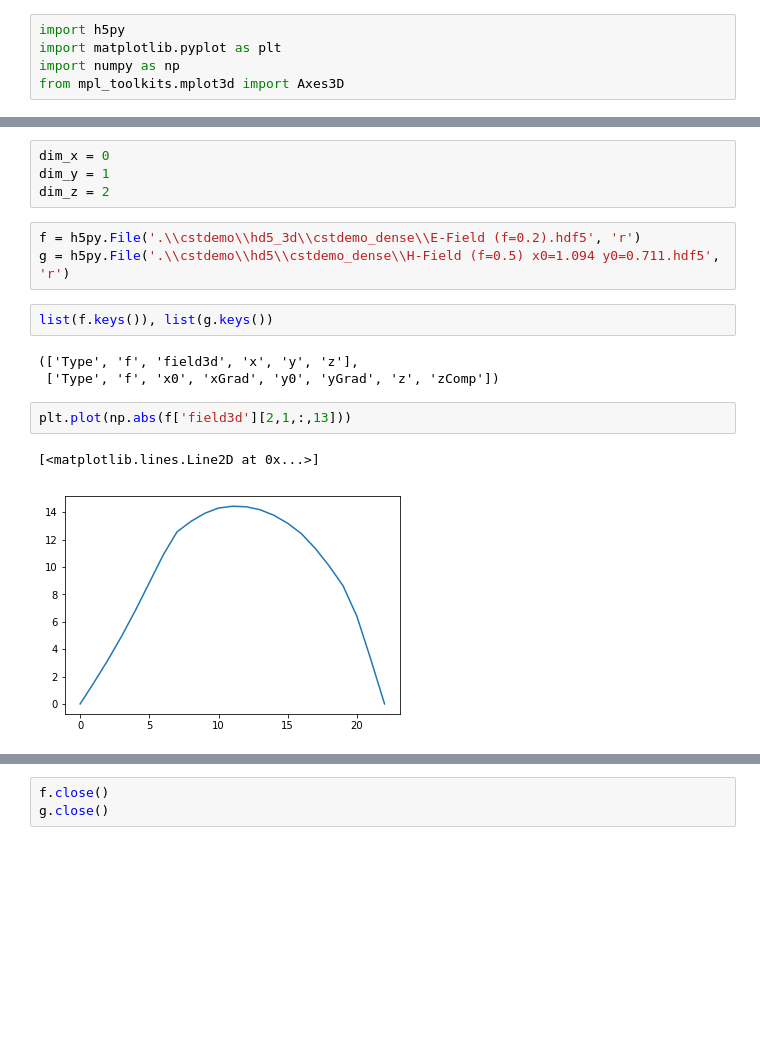
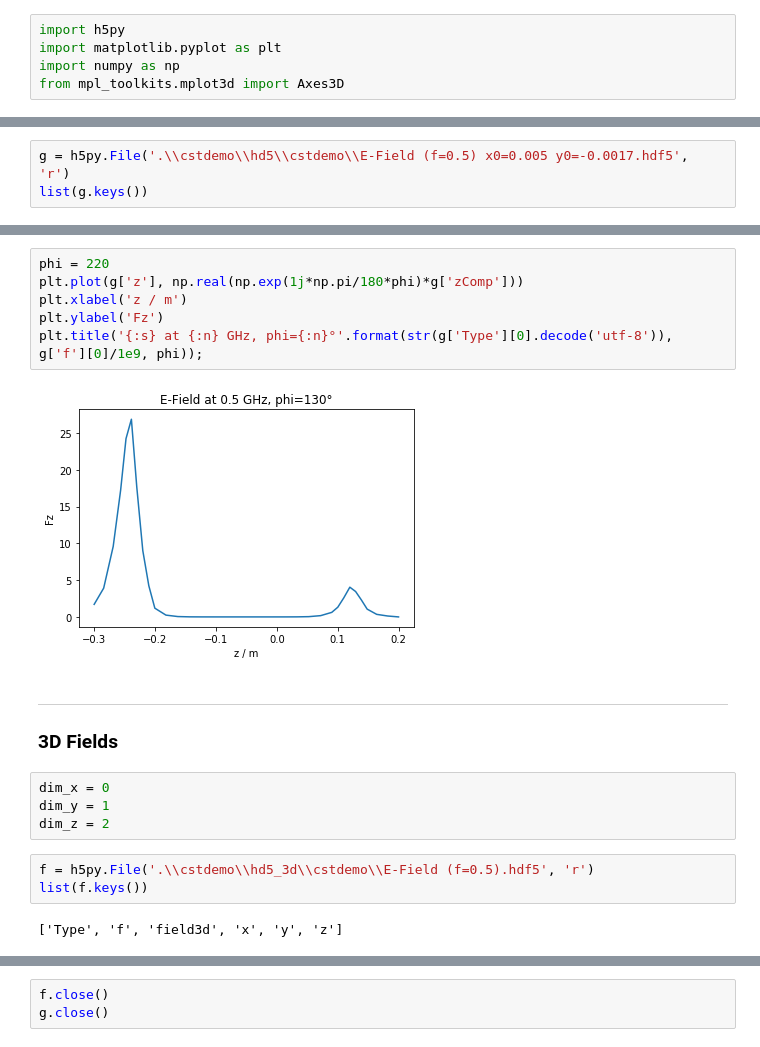
Before and after one commit to brtkrtz/cst2py, a Jupyter notebook: cst_import_test.ipynb, the cells around one changed output, grey strips where cells are left out. Saved outputs shown, nothing was run; the diff lists cells and outputs as text; blank space fills up the shorter version.

```diff
--- a/cst_import_test.ipynb
+++ b/cst_import_test.ipynb
@@ -5,0 +11,3 @@ from mpl_toolkits.mplot3d import Axes3D
+# %%
+g = h5py.File('.\\cstdemo\\hd5\\cstdemo\\E-Field (f=0.5) x0=0.005 y0=-0.0017.hdf5', 'r')
+list(g.keys())
@@ -6,17 +37,20 @@ from mpl_toolkits.mplot3d import Axes3D
+# %%
+phi = 220
+plt.plot(g['z'], np.real(np.exp(1j*np.pi/180*phi)*g['zComp']))
+plt.xlabel('z / m')
+plt.ylabel('Fz')
+plt.title('{:s} at {:n} GHz, phi={:n}°'.format(str(g['Type'][0].decode('utf-8')), g['f'][0]/1e9, phi));
+# %% [output]
+[figure, added]
+# %% [markdown]
+---
+### 3D Fields
 # %%
 dim_x = 0
 dim_y = 1
 dim_z = 2
 # %%
-f = h5py.File('.\\cstdemo\\hd5_3d\\cstdemo_dense\\E-Field (f=0.2).hdf5', 'r')
-g = h5py.File('.\\cstdemo\\hd5\\cstdemo_dense\\H-Field (f=0.5) x0=1.094 y0=0.711.hdf5', 'r')
+f = h5py.File('.\\cstdemo\\hd5_3d\\cstdemo\\E-Field (f=0.5).hdf5', 'r')
+list(f.keys())
+# %% [output]
+['Type', 'f', 'field3d', 'x', 'y', 'z']
-# %%
-list(f.keys()), list(g.keys())
-# %% [output]
-(['Type', 'f', 'field3d', 'x', 'y', 'z'],
- ['Type', 'f', 'x0', 'xGrad', 'y0', 'yGrad', 'z', 'zComp'])
-# %%
-plt.plot(np.abs(f['field3d'][2,1,:,13]))
-# %% [output]
-[<matplotlib.lines.Line2D at 0x...>]
-[figure, removed]
```
Also changed, not shown: parts of 18 cells of this notebook.
